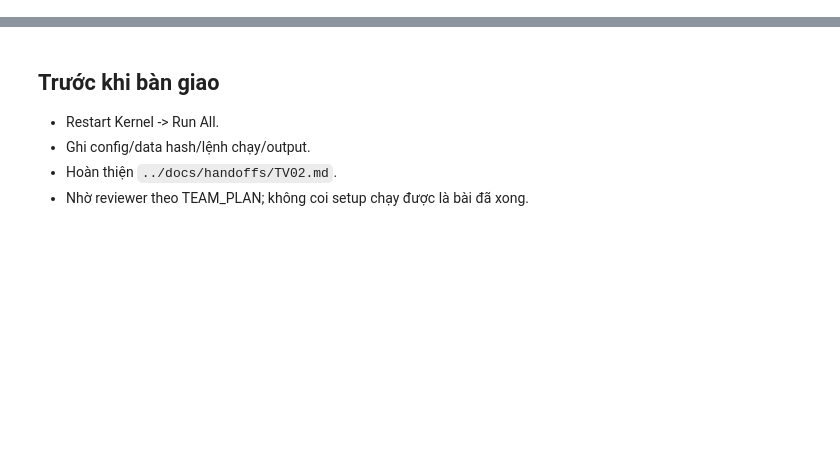
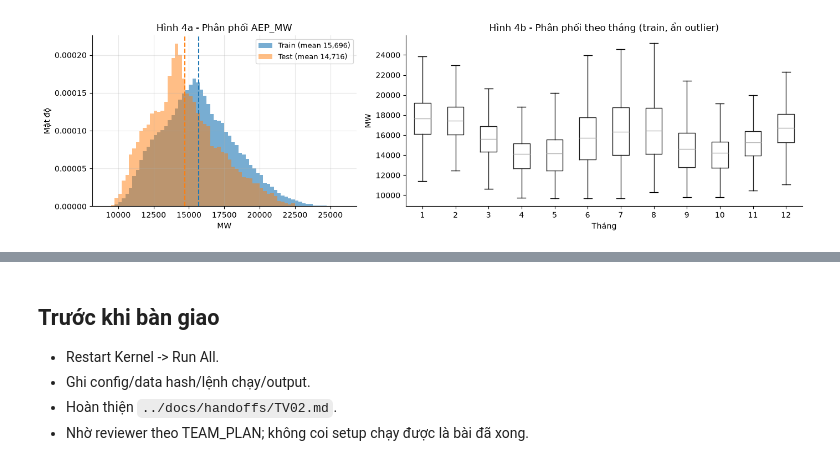
Before and after one commit to thvhieu/Time_series_lab3, a Jupyter notebook: notebooks/01_data_eda.ipynb, the cells around one changed output, grey strips where cells are left out. Saved outputs shown, nothing was run; the diff lists cells and outputs as text; code cells hidden in the pictures; blank space fills up the shorter version.

```diff
--- a/notebooks/01_data_eda.ipynb
+++ b/notebooks/01_data_eda.ipynb
@@ -48,3 +272,79 @@ print({"raw_rows": quality["raw_rows"], "train_rows": len(train),
 # %%
-# TODO: viết code tái tạo phần này và lưu output đúng hợp đồng.
-# TODO: bổ sung nhận xét dựa trên kết quả chạy thật.
+tr = frame.loc[frame.index < cut]
+tr = tr.loc[tr["observed"], "y"]           # chỉ giờ có quan sát; không điền NaN
+SEASON = {12: "Đông", 1: "Đông", 2: "Đông", 3: "Xuân", 4: "Xuân", 5: "Xuân",
+          6: "Hè", 7: "Hè", 8: "Hè", 9: "Thu", 10: "Thu", 11: "Thu"}
+DOW = ["T2", "T3", "T4", "T5", "T6", "T7", "CN"]
+cal = pd.DataFrame({"y": tr, "hour": tr.index.hour, "dow": tr.index.day_of_week,
+                    "month": tr.index.month, "season": tr.index.month.map(SEASON)})
+
+# --- Phân phối: histogram train vs test + boxplot theo tháng
+te = s_test.dropna()
+fig, axes = plt.subplots(1, 2, figsize=(14, 4.2), gridspec_kw={"width_ratios": [1, 1.5]})
+bins = np.linspace(9000, 26000, 69)
+axes[0].hist(tr, bins=bins, density=True, alpha=0.6, label=f"Train (mean {tr.mean():,.0f})")
+axes[0].hist(te, bins=bins, density=True, alpha=0.5, label=f"Test (mean {te.mean():,.0f})")
+axes[0].axvline(tr.mean(), color="tab:blue", ls="--"); axes[0].axvline(te.mean(), color="tab:orange", ls="--")
+axes[0].set(title="Hình 4a - Phân phối AEP_MW", xlabel="MW", ylabel="Mật độ"); axes[0].legend(fontsize=9)
+cal.boxplot(column="y", by="month", ax=axes[1], showfliers=False, grid=False)
+axes[1].set(title="Hình 4b - Phân phối theo tháng (train, ẩn outlier)", xlabel="Tháng", ylabel="MW")
+fig.suptitle(""); fig.tight_layout(); save_fig(fig, "eda_04_distribution.png"); plt.show()
+
+# --- Hồ sơ theo giờ theo mùa, và theo thứ trong tuần
+hour_season = cal.pivot_table(index="hour", columns="season", values="y", aggfunc="mean")[["Đông", "Xuân", "Hè", "Thu"]]
+hour_all = cal.groupby("hour")["y"].mean()
+dow_stats = cal.groupby("dow")["y"].agg(["mean", "std"]).set_axis(DOW)
+fig, axes = plt.subplots(1, 2, figsize=(14, 4.2))
+for col, c in zip(hour_season, ["tab:blue", "tab:green", "tab:red", "tab:brown"]):
+    axes[0].plot(hour_season.index, hour_season[col], marker=".", color=c, label=col)
+axes[0].plot(hour_all.index, hour_all, color="k", lw=2.2, ls="--", label="Cả năm")
+axes[0].set(title="Hình 5a - Hồ sơ trung bình theo giờ trong ngày, theo mùa (train)",
+            xlabel="Giờ", ylabel="MW", xticks=range(0, 24, 2)); axes[0].legend(fontsize=9, ncol=5)
+axes[1].bar(dow_stats.index, dow_stats["mean"], yerr=dow_stats["std"], capsize=4,
+            color=["tab:blue"] * 5 + ["tab:orange"] * 2, alpha=0.8)
+axes[1].set_ylim(10000, 19500)
+axes[1].set(title="Hình 5b - Trung bình theo thứ (±1 std, train)", ylabel="MW")
+fig.tight_layout(); save_fig(fig, "eda_05_hour_dow_profile.png"); plt.show()
+save_tab(hour_season.assign(ca_nam=hour_all), "eda_hourly_profile_by_season.csv")
+
+# --- Heatmap giờ x thứ
+heat = cal.pivot_table(index="hour", columns="dow", values="y", aggfunc="mean").set_axis(DOW, axis=1)
+fig, ax = plt.subplots(figsize=(7.5, 7))
+im = ax.imshow(heat.values, aspect="auto", cmap="viridis")
+ax.set(xticks=range(7), xticklabels=DOW, yticks=range(0, 24, 2), yticklabels=range(0, 24, 2),
+       xlabel="Thứ", ylabel="Giờ", title="Hình 6 - Trung bình AEP_MW theo giờ × thứ (train)")
+ax.grid(False); fig.colorbar(im, ax=ax, label="MW")
+save_fig(fig, "eda_06_heatmap_hour_dow.png"); plt.show()
+
+# --- ACF: Series.autocorr bỏ cặp chứa NaN, không điền target
+lags = np.arange(1, 24 * 15 + 1)
+acf = pd.Series([s_train.autocorr(int(k)) for k in lags], index=lags)
+key_lags = [1, 2, 3, 6, 12, 24, 48, 72, 144, 168, 336, 8760]
+acf_key = pd.Series({k: s_train.autocorr(k) for k in key_lags}, name="ACF")
+fig, ax = plt.subplots(figsize=(14, 3.8))
+ax.vlines(acf.index, 0, acf.values, lw=0.8)
+for k, c in [(24, "tab:red"), (168, "tab:green"), (336, "tab:green")]:
+    ax.axvline(k, color=c, ls="--", lw=1)
+    ax.annotate(f"lag {k}: {acf[k]:.3f}", (k, acf[k]), xytext=(4, 6), textcoords="offset points", color=c)
+ax.axhline(0, color="k", lw=0.6)
+ax.set(title="Hình 7 - Tự tương quan (ACF) trên train, lag 1–360 giờ", xlabel="Lag (giờ)", ylabel="ACF",
+       xticks=range(0, 361, 24))
+save_fig(fig, "eda_07_acf.png"); plt.show()
+
+profile = pd.Series({
+    "Giờ thấp nhất (cả năm)": f"{hour_all.idxmin()}h - {hour_all.min():,.0f} MW",
+    "Giờ cao nhất (cả năm)": f"{hour_all.idxmax()}h - {hour_all.max():,.0f} MW",
+    "Tỉ lệ cao/thấp theo giờ": f"{hour_all.max() / hour_all.min():.3f}",
+    "Đỉnh mùa Đông": f"{hour_season['Đông'].idxmax()}h - {hour_season['Đông'].max():,.0f} MW",
+    "Đỉnh mùa Hè": f"{hour_season['Hè'].idxmax()}h - {hour_season['Hè'].max():,.0f} MW",
+    "Mean ngày thường (T2–T6)": f"{cal.loc[cal.dow < 5, 'y'].mean():,.0f} MW",
+    "Mean cuối tuần (T7–CN)": f"{cal.loc[cal.dow >= 5, 'y'].mean():,.0f} MW",
+    "Cuối tuần so với ngày thường": f"{100 * (cal.loc[cal.dow >= 5, 'y'].mean() / cal.loc[cal.dow < 5, 'y'].mean() - 1):+.1f}%",
+    "Tháng cao nhất / thấp nhất": f"{cal.groupby('month')['y'].mean().idxmax()} / {cal.groupby('month')['y'].mean().idxmin()}",
+}, name="Kết quả")
+display(profile.to_frame())
+display(cal.groupby("season")["y"].agg(["mean", "std", "min", "max"]).loc[["Đông", "Xuân", "Hè", "Thu"]])
+display(acf_key.to_frame().T)
+save_tab(acf_key.to_frame(), "eda_acf_key_lags.csv")
+# %% [output]
+[figure, added]
```
Also changed, not shown: parts of 16 cells of this notebook, 13 other files.
